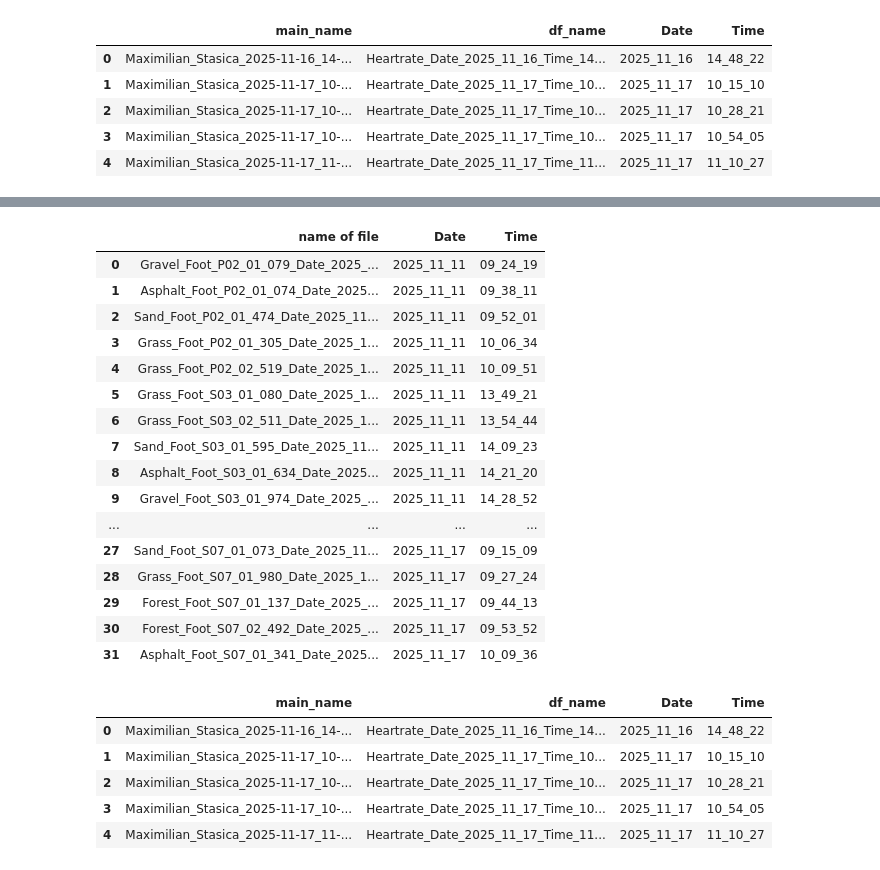
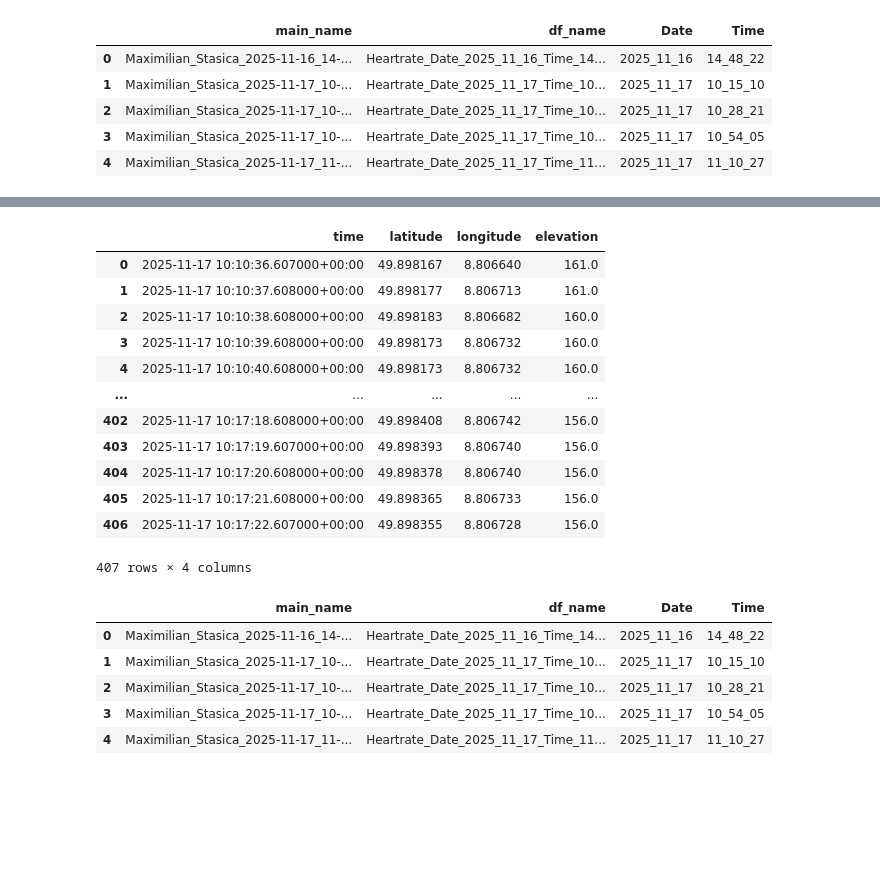
Before and after one commit to Mohsenmohebbi1993/Biomechanik, a Jupyter notebook: notebooks/2. Data and Clear Data.ipynb, the cells around one changed output, grey strips where cells are left out. Drawn from its saved outputs; the diff is of its cells as text; code cells hidden in the pictures; blank space fills up the shorter version.

```diff
--- a/notebooks/2. Data and Clear Data.ipynb
+++ b/notebooks/2. Data and Clear Data.ipynb
@@ -386,7 +386,7 @@ name_Heartrate_df
 # GPX Samlep
 
 folder_path = r"C:/Users/user/Desktop/Fatemeh/Analysis_Data/data/raw/Heartrate (Polar Ignite 2)/Heartrate (Polar Ignite 2)"
-file_name = "Maximilian_Stasica_2025-11-17_10-15-10.GPX"
+file_name = "Maximilian_Stasica_2025-11-17_11-10-27.GPX"
 gpx_path = f"{folder_path}/{file_name}"
 
 with open(gpx_path, "r", encoding="utf-8") as f:
@@ -451,10 +451,10 @@ name_of_dataframe_Heartrate_GPX = []
 for i in range(len(new_name_GPX)):
     file_name = new_name_GPX["main_name"][i]
     df_name = new_name_GPX["df_name"][i]
-    path = f"{input_path}/{file_name}"
+    gpx_path = f"{input_path}/{file_name}"
     print(path)
     name_of_dataframe_Heartrate_GPX.append(df_name)
-    with open(gpx_path, "r", encoding="utf-8") as f:
+    with open(path, "r", encoding="utf-8") as f:
         gpx = gpxpy.parse(f)
 
     data = []
@@ -491,0 +569,24 @@ C:/Users/user/Desktop/Fatemeh/Analysis_Data/data/raw/Heartrate (Polar Ignite 2)/
+# %%
+for i in range(len(new_name_GPX)):
+    file_name = new_name_GPX["main_name"][i]
+    df_name = new_name_GPX["df_name"][i]
+    gpx_path = f"{input_path}/{file_name}"
+    print(gpx_path,"   ",file_name1,"    ",df_name)
+    name_of_dataframe_Heartrate_GPX.append(df_name)
+    with open(path, "r", encoding="utf-8") as f:
+        gpx = gpxpy.parse(f)
+    data = []
+    for track in gpx.tracks:
+        for segment in track.segments:
+            for point in segment.points:
+                data.append({
+                    "time": point.time,
+                    "latitude": point.latitude,
+                    "longitude": point.longitude,
+                    "elevation": point.elevation
+                })
+        print(data)
+
+
+    # data = pd.DataFrame(data)
+    # print(data.head(1))
@@ -492,23 +604,19 @@ C:/Users/user/Desktop/Fatemeh/Analysis_Data/data/raw/Heartrate (Polar Ignite 2)/
 # %%
-name_foot_df
+data
 # %% [output]
-|  | name of file | Date | Time |
-| 0 | Gravel_Foot_P02_01_079_Date_2025_... | 2025_11_11 | 09_24_19 |
-| 1 | Asphalt_Foot_P02_01_074_Date_2025... | 2025_11_11 | 09_38_11 |
-| 2 | Sand_Foot_P02_01_474_Date_2025_11... | 2025_11_11 | 09_52_01 |
-| 3 | Grass_Foot_P02_01_305_Date_2025_1... | 2025_11_11 | 10_06_34 |
-| 4 | Grass_Foot_P02_02_519_Date_2025_1... | 2025_11_11 | 10_09_51 |
-| 5 | Grass_Foot_S03_01_080_Date_2025_1... | 2025_11_11 | 13_49_21 |
-| 6 | Grass_Foot_S03_02_511_Date_2025_1... | 2025_11_11 | 13_54_44 |
-| 7 | Sand_Foot_S03_01_595_Date_2025_11... | 2025_11_11 | 14_09_23 |
-| 8 | Asphalt_Foot_S03_01_634_Date_2025... | 2025_11_11 | 14_21_20 |
-| 9 | Gravel_Foot_S03_01_974_Date_2025_... | 2025_11_11 | 14_28_52 |
-| ... | ... | ... | ... |
-| 27 | Sand_Foot_S07_01_073_Date_2025_11... | 2025_11_17 | 09_15_09 |
-| 28 | Grass_Foot_S07_01_980_Date_2025_1... | 2025_11_17 | 09_27_24 |
-| 29 | Forest_Foot_S07_01_137_Date_2025_... | 2025_11_17 | 09_44_13 |
-| 30 | Forest_Foot_S07_02_492_Date_2025_... | 2025_11_17 | 09_53_52 |
-| 31 | Asphalt_Foot_S07_01_341_Date_2025... | 2025_11_17 | 10_09_36 |
+|  | time | latitude | longitude | elevation |
+| 0 | 2025-11-17 10:10:36.607000+00:00 | 49.898167 | 8.806640 | 161.0 |
+| 1 | 2025-11-17 10:10:37.608000+00:00 | 49.898177 | 8.806713 | 161.0 |
+| 2 | 2025-11-17 10:10:38.608000+00:00 | 49.898183 | 8.806682 | 160.0 |
+| 3 | 2025-11-17 10:10:39.608000+00:00 | 49.898173 | 8.806732 | 160.0 |
+| 4 | 2025-11-17 10:10:40.608000+00:00 | 49.898173 | 8.806732 | 160.0 |
+| ... | ... | ... | ... | ... |
+| 402 | 2025-11-17 10:17:18.608000+00:00 | 49.898408 | 8.806742 | 156.0 |
+| 403 | 2025-11-17 10:17:19.607000+00:00 | 49.898393 | 8.806740 | 156.0 |
+| 404 | 2025-11-17 10:17:20.608000+00:00 | 49.898378 | 8.806740 | 156.0 |
+| 405 | 2025-11-17 10:17:21.608000+00:00 | 49.898365 | 8.806733 | 156.0 |
+| 406 | 2025-11-17 10:17:22.607000+00:00 | 49.898355 | 8.806728 | 156.0 |
+407 rows × 4 columns
 # %%
 name_Heartrate_df
 # %% [output]
```
Also changed, not shown: parts of 11 cells of this notebook.
